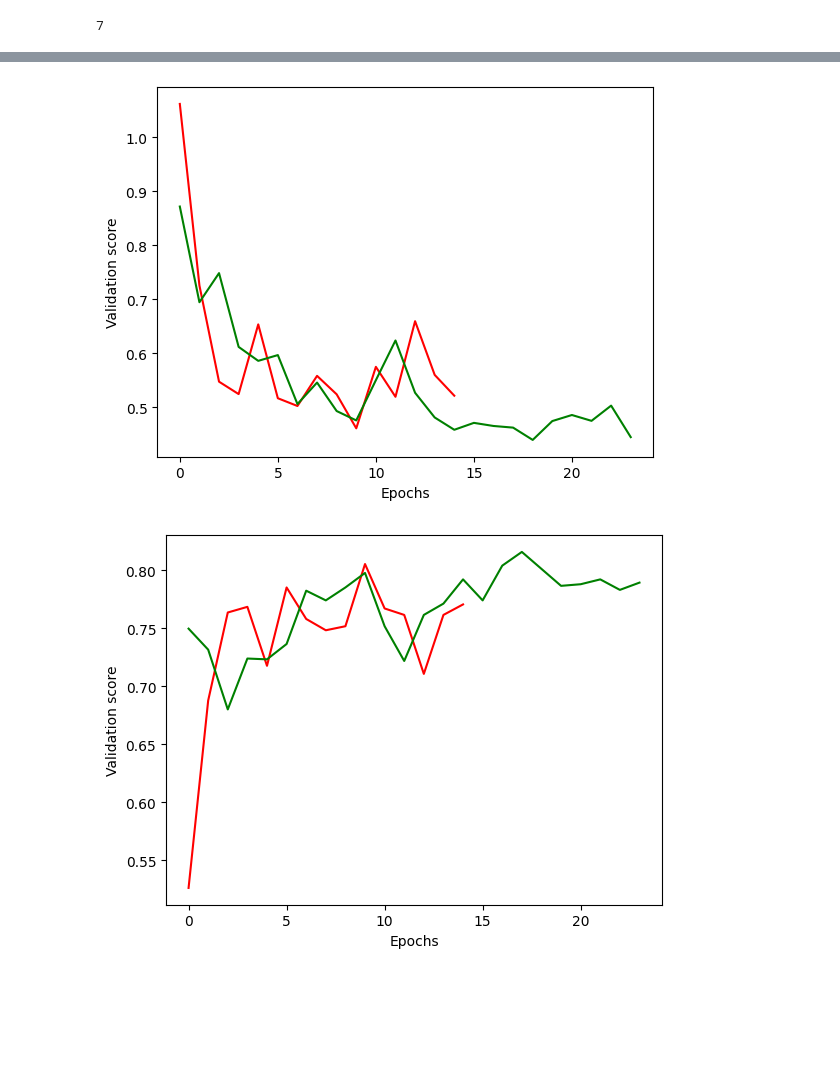
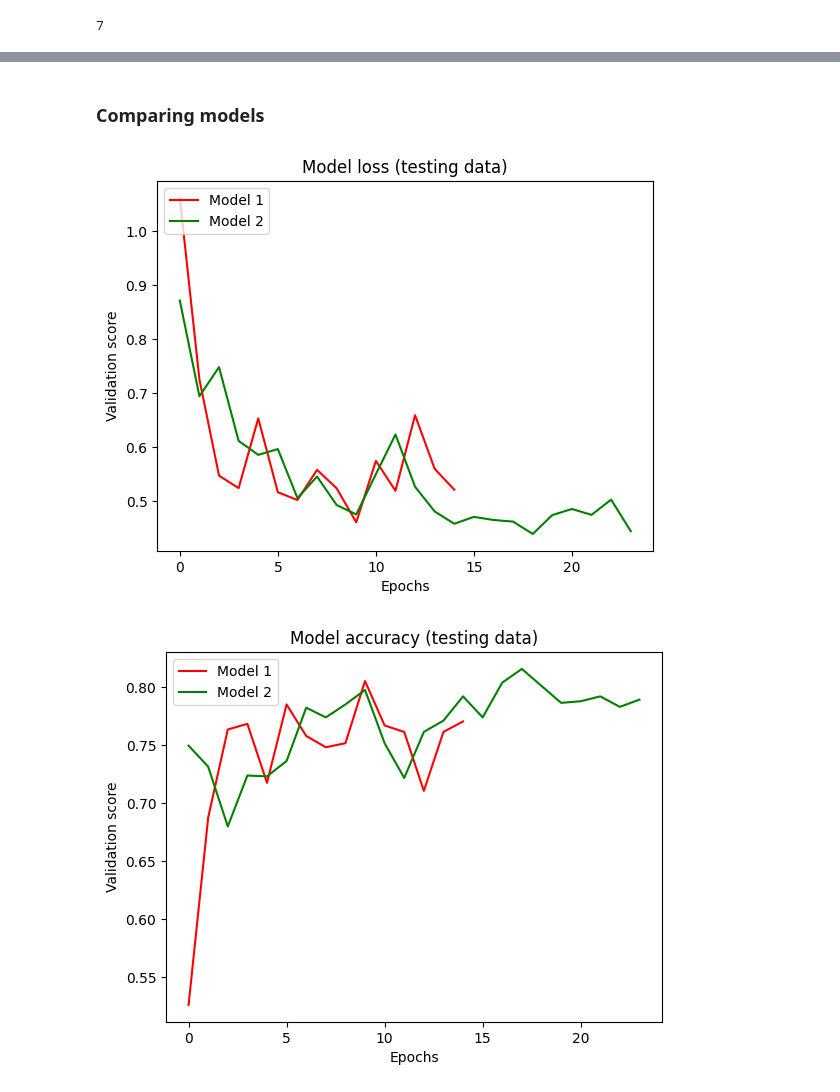
Before and after one commit to lfunderburk/machine-learning-capstone, a Jupyter notebook: notebooks/classification-fuel-ratings.ipynb, the cells around one changed output, grey strips where cells are left out. Drawn from its saved outputs; the diff is of its cells as text; code cells hidden in the pictures; blank space fills up the shorter version.

Commit message:
clean up figures

```diff
--- a/notebooks/classification-fuel-ratings.ipynb
+++ b/notebooks/classification-fuel-ratings.ipynb
@@ -525,19 +545,27 @@ Epoch 24/300
+# %% [markdown]
+### Comparing models
 # %%
 # Create the plot
 plt.plot(model1.history['val_loss'], 'r',  model2.history['val_loss'],'g')
 plt.xlabel('Epochs')
 plt.ylabel('Validation score')
+plt.legend(['Model 1', 'Model 2'], loc='upper left')
+plt.title("Model loss (testing data)")
+
 plt.show()
 # %% [output]
-[figure, old version]
+[figure, new version]
 # %%
 # Create the plot
 plt.plot(model1.history['val_accuracy'], 'r', model2.history['val_accuracy'],'g')
 plt.xlabel('Epochs')
 plt.ylabel('Validation score')
+plt.legend(['Model 1', 'Model 2'], loc='upper left')
+plt.title("Model accuracy (testing data)")
+
 plt.show()
 # %% [output]
-[figure, old version]
+[figure, new version]
 # %%
 # Create the plot
 plt.plot(model1.history['accuracy'], 'r', model2.history['accuracy'],'g')
```
Also changed, not shown: parts of 9 cells of this notebook.
